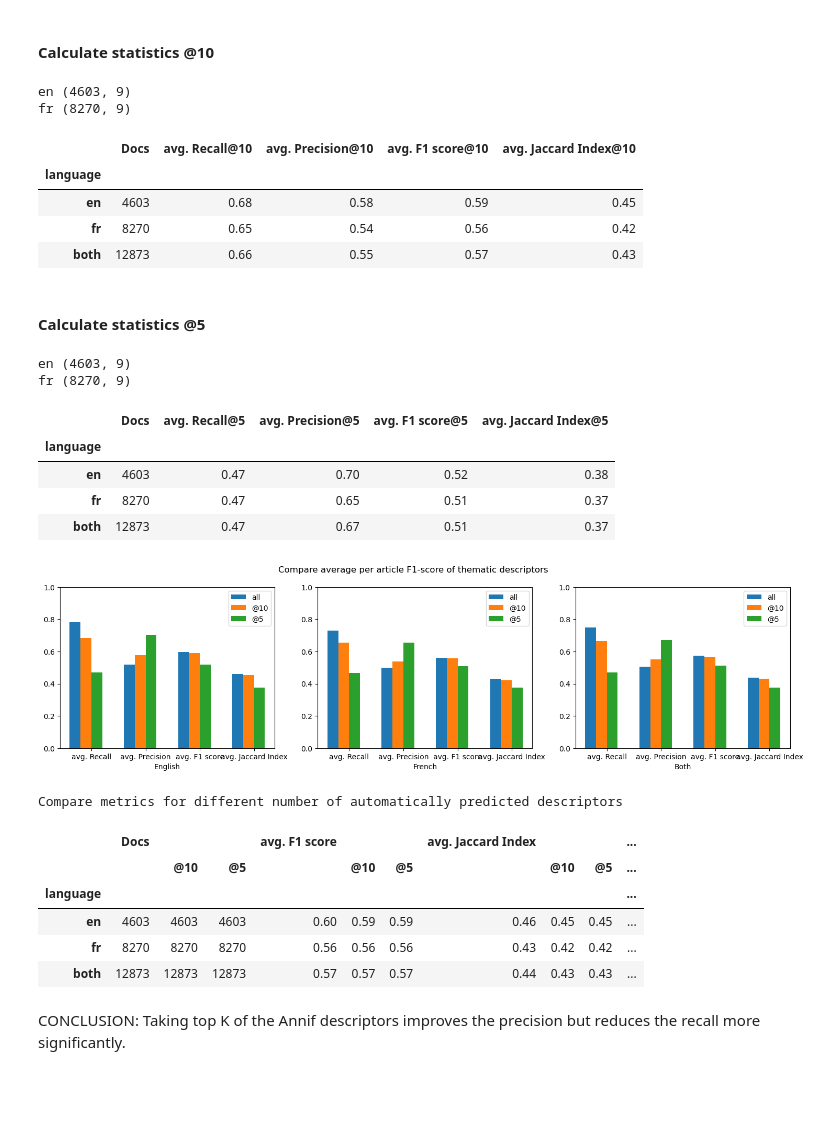
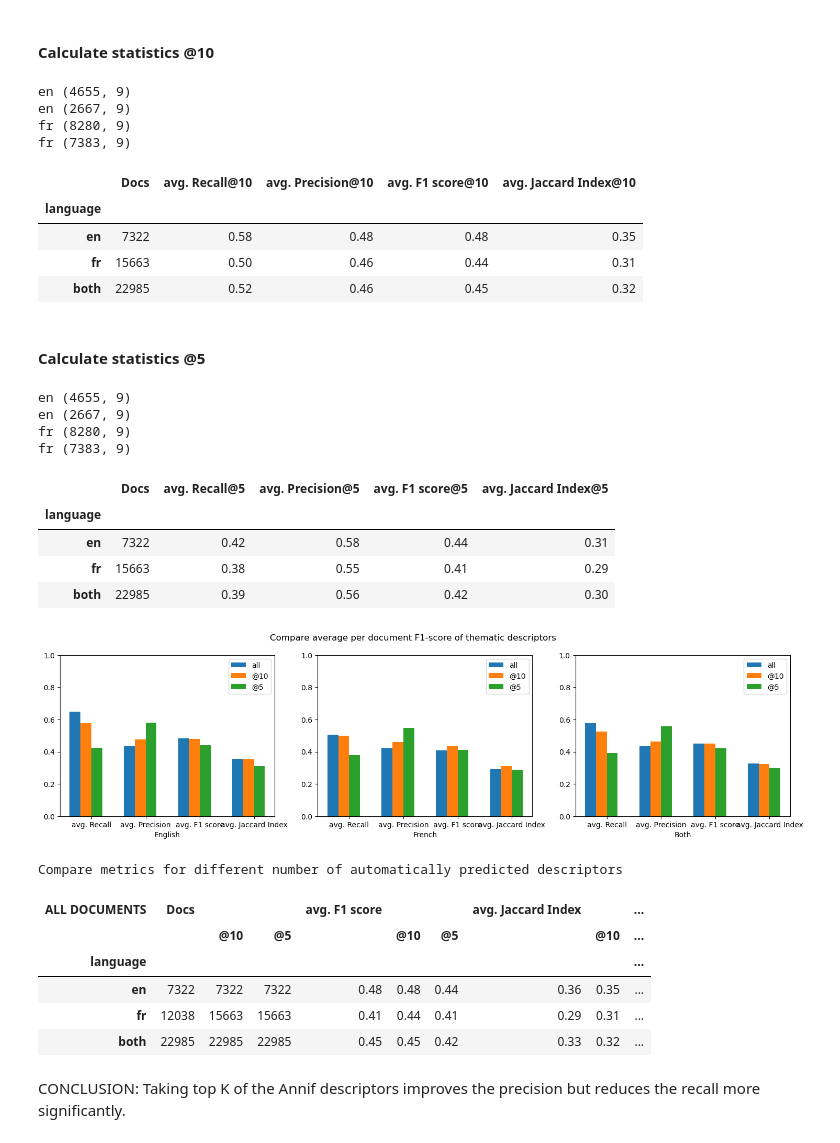
Before and after one commit to issa-project/issa-pipeline, a Jupyter notebook: notebooks/issa-descriptor-analysis.ipynb, the cells around one changed output. Drawn from its saved outputs; the diff is of its cells as text; code cells hidden in the pictures; blank space fills up the shorter version.

```diff
--- a/notebooks/issa-descriptor-analysis.ipynb
+++ b/notebooks/issa-descriptor-analysis.ipynb
@@ -257,7 +350,7 @@ plt.show()
 fig = plt.figure(figsize=(12, 4))
 fig.suptitle('Distribution of per article Jaccard Similarity Index of thematic descriptors between documentalists and Annif')
 
-for i, df_js in enumerate(df_metrics.values()):
+for i, df_js in enumerate(df_metrics_art.values()):
     show_hist(plt, i, df_js , column='JaccardIndex', hist_color='orange')
 
 plt.show()
@@ -265,0 +359,8 @@ plt.show()
+# %%
+fig = plt.figure(figsize=(12, 4))
+fig.suptitle('Distribution of per non-article Jaccard Similarity Index of thematic descriptors between documentalists and Annif')
+
+for i, df_js in enumerate(df_metrics_non_art.values()):
+    show_hist(plt, i, df_js , column='JaccardIndex', hist_color='gold')
+
+plt.show()
@@ -266,26 +369,30 @@ plt.show()
 # %% [markdown]
 #### Calculate statistics @10
 # %%
+pd.options.display.float_format = '{:,.2f}'.format
+
 topK = 11
 df_metrics_at10 = {}
 
 for lang in ['en', 'fr']:
-    df_metrics_at10[lang] = query_metrics(lang, broader=(0,0), topK=topK)
+    df_metrics_at10[lang] = pd.concat([query_metrics(lang, broader=(0,0), topK=topK),
+                                       query_metrics(lang, broader=(0,0), topK=topK, articles=False)] )
 
 df_metrics_at10['both'] = pd.concat(df_metrics_at10.values() )
 
 df_summary_at10 = summary_dataframe(df_metrics_at10, col_suffix='@10')
 
-pd.options.display.float_format = '{:,.2f}'.format
 df_summary_at10.head()
 # %% [output]
-en (4603, 9)
-fr (8270, 9)
+en (4655, 9)
+en (2667, 9)
+fr (8280, 9)
+fr (7383, 9)
 |  | Docs | avg. Recall@10 | avg. Precision@10 | avg. F1 score@10 | avg. Jaccard Index@10 |
 | language |  |  |  |  |  |
-| en | 4603 | 0.68 | 0.58 | 0.59 | 0.45 |
-| fr | 8270 | 0.65 | 0.54 | 0.56 | 0.42 |
-| both | 12873 | 0.66 | 0.55 | 0.57 | 0.43 |
+| en | 7322 | 0.58 | 0.48 | 0.48 | 0.35 |
+| fr | 15663 | 0.50 | 0.46 | 0.44 | 0.31 |
+| both | 22985 | 0.52 | 0.46 | 0.45 | 0.32 |
 # %% [markdown]
 #### Calculate statistics @5
 # %%
@@ -293,7 +400,8 @@ topK = 6
 df_metrics_at5 = {}
 
 for lang in ['en', 'fr']:
-    df_metrics_at5[lang] = query_metrics(lang, broader=(0,0), topK=topK)
+    df_metrics_at5[lang] = pd.concat([query_metrics(lang, broader=(0,0), topK=topK),
+                                      query_metrics(lang, broader=(0,0), topK=topK, articles=False)] )
 
 df_metrics_at5['both'] = pd.concat(df_metrics_at5.values() )
 
@@ -302,46 +410,48 @@ df_summary_at5 = summary_dataframe(df_metrics_at5, col_suffix='@5')
 pd.options.display.float_format = '{:,.2f}'.format
 df_summary_at5.head()
 # %% [output]
-en (4603, 9)
-fr (8270, 9)
+en (4655, 9)
+en (2667, 9)
+fr (8280, 9)
+fr (7383, 9)
 |  | Docs | avg. Recall@5 | avg. Precision@5 | avg. F1 score@5 | avg. Jaccard Index@5 |
 | language |  |  |  |  |  |
-| en | 4603 | 0.47 | 0.70 | 0.52 | 0.38 |
-| fr | 8270 | 0.47 | 0.65 | 0.51 | 0.37 |
-| both | 12873 | 0.47 | 0.67 | 0.51 | 0.37 |
+| en | 7322 | 0.42 | 0.58 | 0.44 | 0.31 |
+| fr | 15663 | 0.38 | 0.55 | 0.41 | 0.29 |
+| both | 22985 | 0.39 | 0.56 | 0.42 | 0.30 |
 # %%
 fig = plt.figure(figsize=(18, 4))
-fig.suptitle('Compare average per article F1-score of thematic descriptors')
+fig.suptitle('Compare average per document F1-score of thematic descriptors')
 
 def _compare_metrics_plot(i , row_num):
     metrics_labels = ['avg. Recall', 'avg. Precision', 'avg. F1 score', 'avg. Jaccard Index']
 
     x = np.arange(len(metrics_labels))  # the label locations
     width = 0.20  # the width of the bars
 
     plt.subplot(1 , 3, i+1)
 
     plt.bar(x - width/2*3, df_summary.iloc[row_num,1:],      width=width, label='all')
     plt.bar(x - width/2,   df_summary_at10.iloc[row_num,1:], width=width, label='@10')
     plt.bar(x + width/2,   df_summary_at5.iloc[row_num,1:],  width=width, label='@5')
     plt.xticks(x, metrics_labels)
     plt.xlabel (['English', 'French', 'Both'][i])
     plt.ylim(0, 1)
     plt.legend(loc='upper right')
 
 _compare_metrics_plot(0, 0)
 _compare_metrics_plot(1, 1)
 _compare_metrics_plot(2, 2)
 
 plt.show()
 # %% [output]
-[figure, old version]
+[figure, new version]
 # %%
 table_style = [{"selector": "", "props": [("border", "3px solid lightblue !important")]},
                {"selector": "td", "props": [("border", "1px solid grey !important")]},
                {"selector": "th", "props": [("border", "1px solid grey !important")]}  ]
 
-pd.concat([df_summary.transpose(), df_summary_at10.transpose(), df_summary_at10.transpose()], axis=0) \
+pd.concat([df_summary.transpose(), df_summary_at10.transpose(), df_summary_at5.transpose()], axis=0) \
      .sort_index() \
      .set_index(pd.MultiIndex.from_product([df_summary.columns.sort_values(), ['', '@10', '@5']])) \
           .round(2) \
@@ -355,12 +465,12 @@ pd.concat([df_summary.transpose(), df_summary_at10.transpose(), df_summary_at10.
      .highlight_max(subset='avg. Recall', color='lightblue', axis=1)
 # %% [output]
 Compare metrics for different number of automatically predicted descriptors
-|  | Docs |  |  | avg. F1 score |  |  | avg. Jaccard Index |  |  | ... |
-|  |  | @10 | @5 |  | @10 | @5 |  | @10 | @5 | ... |
-| language |  |  |  |  |  |  |  |  |  | ... |
-| en | 4603 | 4603 | 4603 | 0.60 | 0.59 | 0.59 | 0.46 | 0.45 | 0.45 | ... |
-| fr | 8270 | 8270 | 8270 | 0.56 | 0.56 | 0.56 | 0.43 | 0.42 | 0.42 | ... |
-| both | 12873 | 12873 | 12873 | 0.57 | 0.57 | 0.57 | 0.44 | 0.43 | 0.43 | ... |
+| ALL DOCUMENTS | Docs |  |  | avg. F1 score |  |  | avg. Jaccard Index |  | ... |
+|  |  | @10 | @5 |  | @10 | @5 |  | @10 | ... |
+| language |  |  |  |  |  |  |  |  | ... |
+| en | 7322 | 7322 | 7322 | 0.48 | 0.48 | 0.44 | 0.36 | 0.35 | ... |
+| fr | 12038 | 15663 | 15663 | 0.41 | 0.44 | 0.41 | 0.29 | 0.31 | ... |
+| both | 22985 | 22985 | 22985 | 0.45 | 0.45 | 0.42 | 0.33 | 0.32 | ... |
 # %% [markdown]
 CONCLUSION: Taking top K of the Annif descriptors improves the precision but reduces the recall more significantly.
 # %% [markdown]
```
Also changed, not shown: parts of 39 cells of this notebook, 14 other files.
